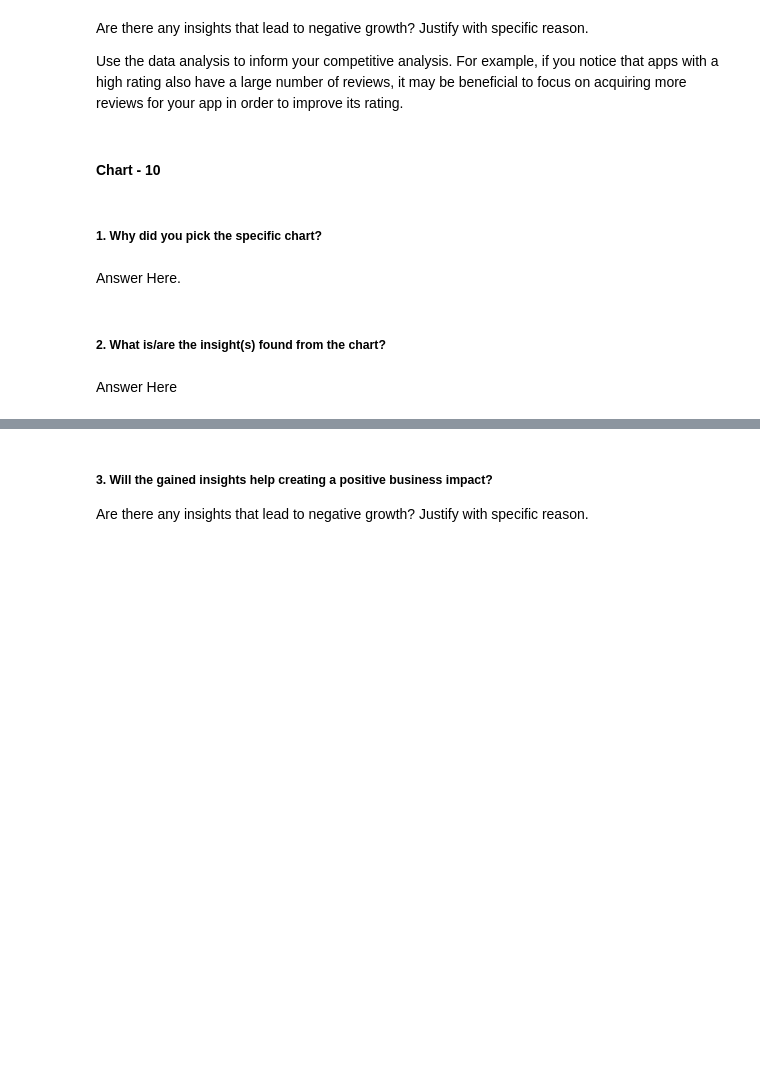
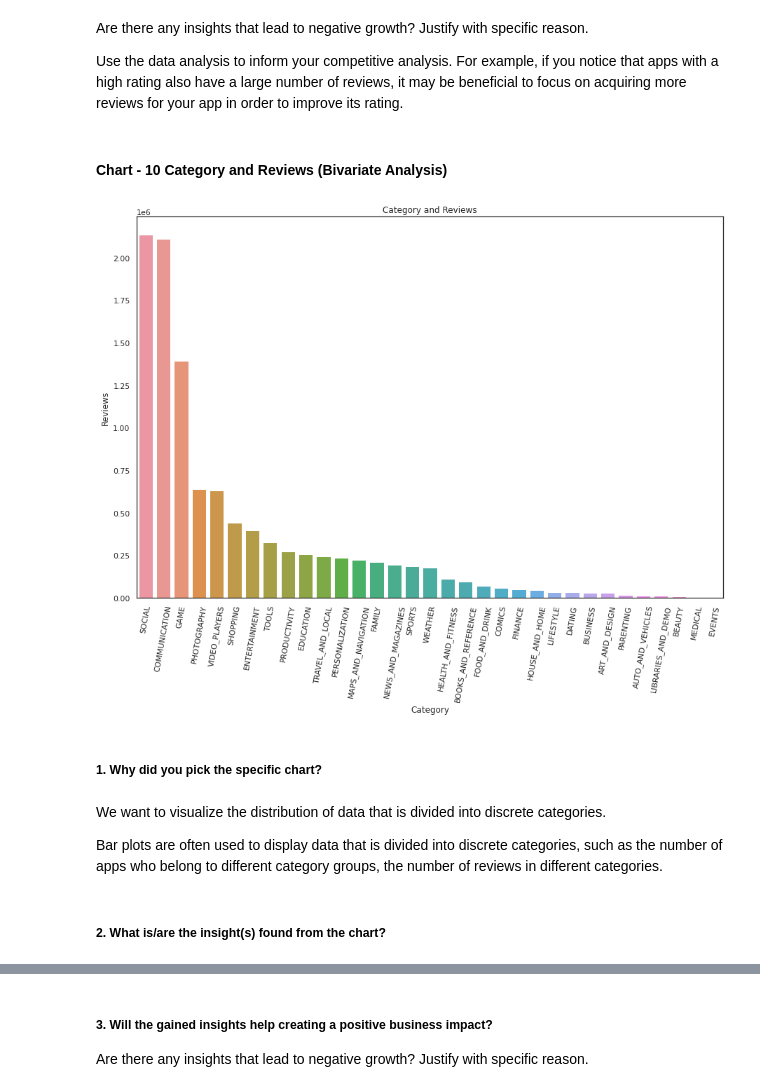
Before and after one commit to krutika73/EDA-ON-PLAY-STORE-APP-REVIEW-ANALYSIS, a Jupyter notebook: Krutika_Sample_EDA_Submission_Template.ipynb, the cells around one changed output, grey strips where cells are left out. Saved outputs shown, nothing was run; the diff lists cells and outputs as text; code cells hidden in the pictures; blank space fills up the shorter version.

```diff
--- a/Krutika_Sample_EDA_Submission_Template.ipynb
+++ b/Krutika_Sample_EDA_Submission_Template.ipynb
@@ -1043,4 +1035,4 @@ Are there any insights that lead to negative growth? Justify with specific reaso
 
 Use the data analysis to inform your competitive analysis. For example, if you notice that apps with a high rating also have a large number of reviews, it may be beneficial to focus on acquiring more reviews for your app in order to improve its rating.
 # %% [markdown]
-#### Chart - 10
+#### Chart - 10 Category and Reviews (Bivariate Analysis)
@@ -1049,8 +1039,35 @@ Use the data analysis to inform your competitive analysis. For example, if you n
+# %%
+# Chart - 10 visualization
+category_list = list(df['Category'].unique())
+category_review = []
+for i in category_list:
+    x = df[df['Category'] == i]
+    if(len(x)!=0):
+        review = sum(x.Reviews)/len(x)
+        category_review.append(review)
+    else:
+        review = sum(x.Reviews)
+        category_review.append(review)
+#sorting
+df_category_reviews = pd.DataFrame({'category': category_list,'review':category_review})
+new_index = (df_category_reviews['review'].sort_values(ascending=False)).index.values
+sorted_df =df_category_reviews.reindex(new_index)
+
+# visualization
+plt.figure(figsize=(15,10))
+sns.barplot(x=sorted_df['category'], y=sorted_df['review'])
+plt.xticks(rotation=80)
+plt.xlabel("Category")
+plt.ylabel("Reviews")
+plt.title("Category and Reviews")
+plt.show()
+# %% [output]
+[figure, added]
 # %% [markdown]
 ##### 1. Why did you pick the specific chart?
-# %% [markdown]
-Answer Here.
+# %% [markdown]
+We want to visualize the distribution of data that is divided into discrete categories.
+
+Bar plots are often used to display data that is divided into discrete categories, such as the number of apps who belong to different category groups, the number of reviews in different categories.
 # %% [markdown]
 ##### 2. What is/are the insight(s) found from the chart?
-# %% [markdown]
-Answer Here
```
Also changed, not shown: parts of 112 cells of this notebook.
